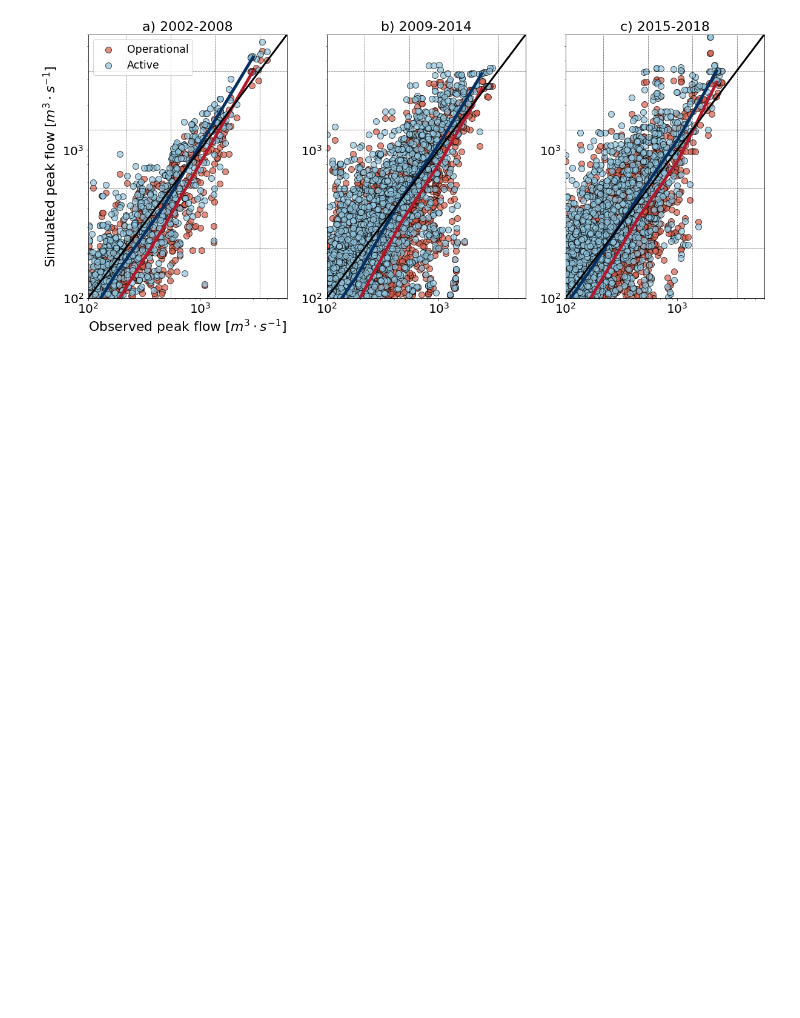
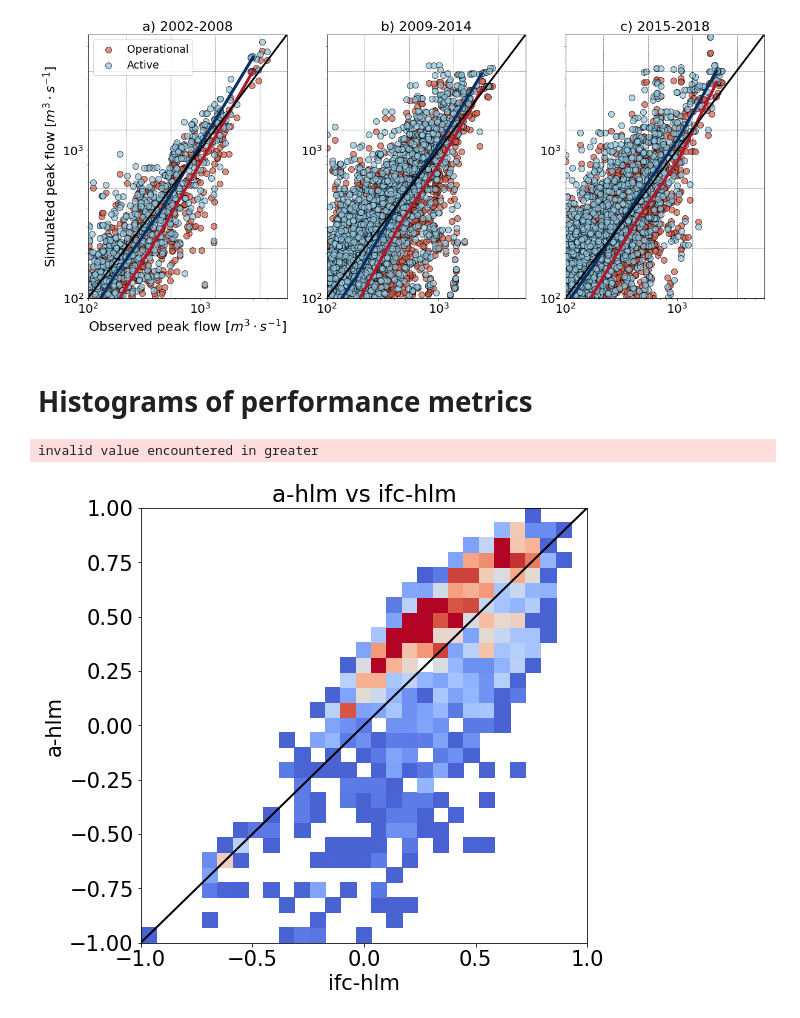
Before and after one commit to nicolas998/active_layer_evaluation, a Jupyter notebook: 01_Active_layer_evaluation.ipynb, the cells around one changed output. Drawn from its saved outputs; the diff is of its cells as text; code cells hidden in the pictures; blank space fills up the shorter version.

```diff
--- a/01_Active_layer_evaluation.ipynb
+++ b/01_Active_layer_evaluation.ipynb
@@ -72,3 +72,40 @@ for y1,y2 in zip([2002,2009,2015],[2008,2014,2018]):
 pl.savefig('figures/Peak_active_vs_operational.png', bbox_inches = 'tight')
 # %% [output]
 [figure]
+# %% [markdown]
+# Histograms of performance metrics
+# %%
+#exports
+def plot_hist2d(ax, Met, prod1, prod2, metric='kge',x1=-1,x2=1,y = 2016,cmap = False,
+                vmin = 0, vmax = 10000, cmin = 0, cmax = 10000):
+    '''Make a 2d hist plot of a metric using two products from the metrics file.'''
+    #Get the intersection
+    B = Met.loc[y]
+    a = B[[metric,'link']][B['product'] == prod1]
+    b = B[[metric,'link']][B['product'] == prod2]
+    idx = a.index.intersection(b.index)
+    #Make the plot
+    pl.hist2d(a.loc[idx][metric], b.loc[idx][metric], cmap = pl.get_cmap('coolwarm'),
+              bins=np.linspace(x1,x2,30), cmin = cmin, cmax = cmax, vmin = vmin, vmax = vmax)
+
+    if cmap:
+        cmap = pl.colorbar(orientation = 'horizontal', pad = 0.15)
+        cmap.ax.tick_params(labelsize = 20)
+    #cmap.set_ticks(t)
+    ax.plot([x1,x2], [x1,x2], c = 'k', lw = 2)
+    ax.tick_params(labelsize = 21)
+    ax.set_xlim(x1,x2)
+    ax.set_ylim(x1,x2)
+    ax.set_xlabel(prod1, size = 21)
+    ax.set_ylabel(prod2, size = 21)
+    ax.set_title(prod2+' vs '+prod1, size = 23)
+    return ax, cmap
+# %%
+Ymet = pd.read_msgpack('data/results/Yearly_Metrics_sce.msg')
+# %%
+fig = pl.figure(figsize=(8,8))
+ax = fig.add_subplot(111)
+ax = plot_hist2d(ax, Ymet, 'ifc-hlm','a-hlm', y=np.arange(2008,2019), vmin = 1, vmax = 2500, cmin = 1)
+# %% [output]
+invalid value encountered in greater
+[figure, added]
```
Also changed, not shown: parts of 2 cells of this notebook, 2 other files.
